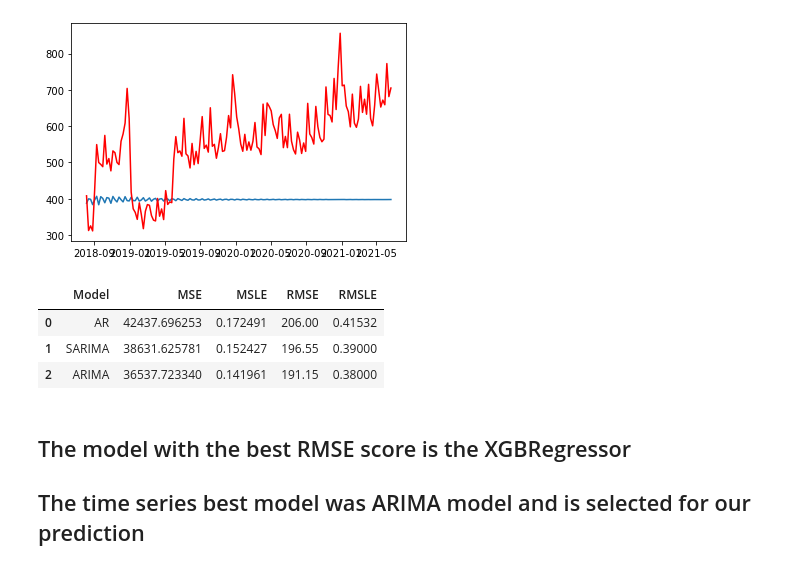
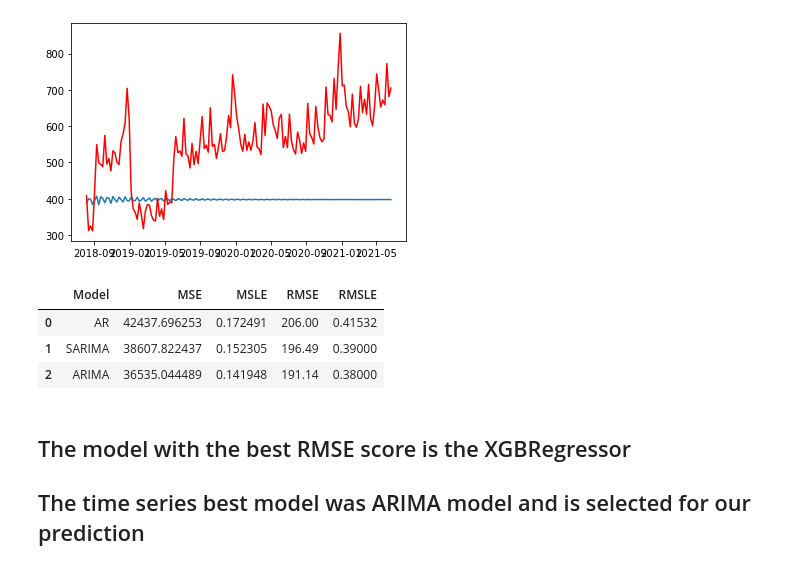
Before and after one commit to Bright136/Grocery-Store-Forcasting-Group-Capstone, a Jupyter notebook: dev/notebooks/capstone grocery.ipynb, the cells around one changed output. Saved outputs shown, nothing was run; the diff lists cells and outputs as text; code cells hidden in the pictures.

```diff
--- a/dev/notebooks/capstone grocery.ipynb
+++ b/dev/notebooks/capstone grocery.ipynb
@@ -1388,7 +1492,7 @@ Warnings:
 # %%
 # Make predictions on the test data
 SARIMA_pred = model_fit.predict(
-    start=len(X_train),
+    start=len(X_train_2),
     end=len(x)-1,
     typ="levels")
 SARIMA_pred
@@ -1414,10 +1518,10 @@ pyplot.plot(X_test, color='red')
 # %%
 # SARIMA Prediction Scores
 # Evaluate our models
-mse = mean_squared_error(X_test, SARIMA_pred)
-msle = mean_squared_log_error(X_test, SARIMA_pred)
-rmse = np.sqrt(mean_squared_error(X_test, SARIMA_pred )).round(2)
-rmsle = np.sqrt(mean_squared_log_error(X_test, SARIMA_pred)).round(2)
+mse = mean_squared_error(X_test_2, SARIMA_pred)
+msle = mean_squared_log_error(X_test_2, SARIMA_pred)
+rmse = np.sqrt(mean_squared_error(X_test_2, SARIMA_pred )).round(2)
+rmsle = np.sqrt(mean_squared_log_error(X_test_2, SARIMA_pred)).round(2)
 
 model_results = pd.DataFrame([['SARIMA', mse, msle, rmse, rmsle]], columns = ['Model', 'MSE', 'MSLE', 'RMSE', 'RMSLE'])
 results = results.append(model_results, ignore_index = True)
@@ -1464,7 +1568,7 @@ SARIMAX Results
 Warnings:
 [1] Covariance matrix calculated using the outer product of gradients (complex-step).
 # %%
-model = ARIMA(X_train, order=(5,1,4))
+model = ARIMA(X_train_2, order=(5,1,4))
 model_fit = model.fit()
 model_fit.summary()
 # %% [output]
@@ -1497,7 +1601,7 @@ Warnings:
 # %%
 # Make predictions on the test data
 ARIMA_pred = model_fit.predict(
-    start=len(X_train),
+    start=len(X_train_2),
     end=len(x)-1,
     typ="levels")
 ARIMA_pred
@@ -1523,19 +1627,19 @@ pyplot.plot(X_test, color='red')
 # %%
 # ARIMA Prediction Scores
 
-mse = mean_squared_error(X_test, ARIMA_pred)
-msle = mean_squared_log_error(X_test, ARIMA_pred)
-rmse = np.sqrt(mean_squared_error(X_test, ARIMA_pred )).round(2)
-rmsle = np.sqrt(mean_squared_log_error(X_test, ARIMA_pred)).round(2)
+mse = mean_squared_error(X_test_2, ARIMA_pred)
+msle = mean_squared_log_error(X_test_2, ARIMA_pred)
+rmse = np.sqrt(mean_squared_error(X_test_2, ARIMA_pred )).round(2)
+rmsle = np.sqrt(mean_squared_log_error(X_test_2, ARIMA_pred)).round(2)
 
 model_results = pd.DataFrame([['ARIMA', mse, msle, rmse, rmsle]], columns = ['Model', 'MSE', 'MSLE', 'RMSE', 'RMSLE'])
 results = results.append(model_results, ignore_index = True)
 results
 # %% [output]
 |  | Model | MSE | MSLE | RMSE | RMSLE |
 | 0 | AR | 42437.696253 | 0.172491 | 206.00 | 0.41532 |
-| 1 | SARIMA | 38631.625781 | 0.152427 | 196.55 | 0.39000 |
-| 2 | ARIMA | 36537.723340 | 0.141961 | 191.15 | 0.38000 |
+| 1 | SARIMA | 38607.822437 | 0.152305 | 196.49 | 0.39000 |
+| 2 | ARIMA | 36535.044489 | 0.141948 | 191.14 | 0.38000 |
 # %% [markdown]
 ## The model with the best RMSE score is the XGBRegressor
 
```
Also changed, not shown: parts of 46 cells of this notebook.
